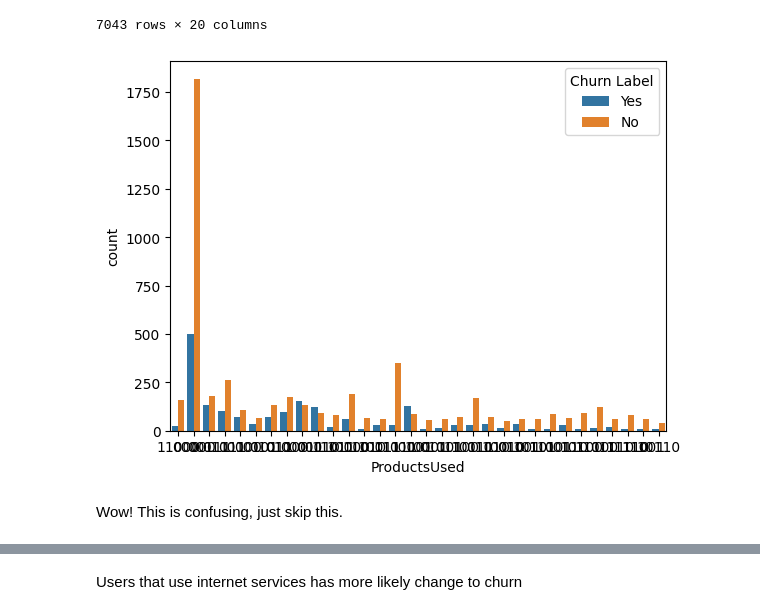
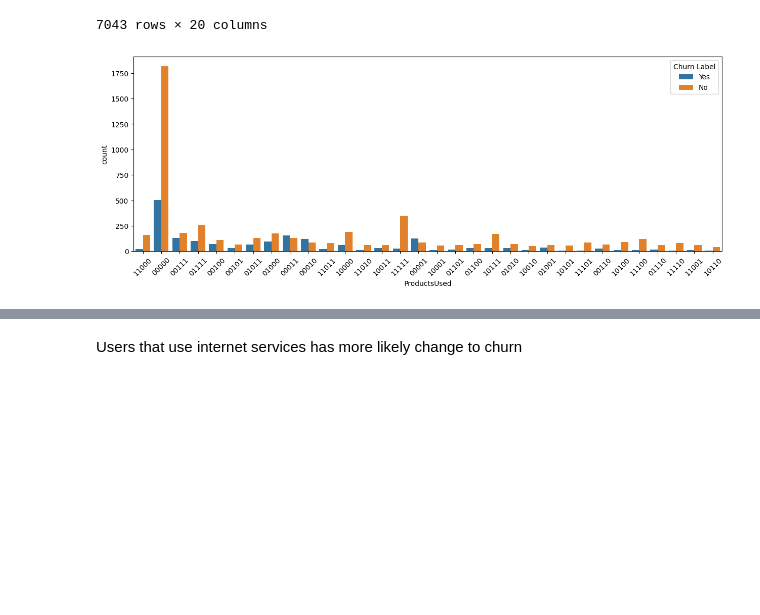
Before and after one commit to marcellinus-witarsah/data-challenge-dsw-2023, a Jupyter notebook: notebooks/03_churn_model.ipynb, the cells around one changed output, grey strips where cells are left out. Saved outputs shown, nothing was run; the diff lists cells and outputs as text; code cells hidden in the pictures; blank space fills up the shorter version.

```diff
--- a/notebooks/03_churn_model.ipynb
+++ b/notebooks/03_churn_model.ipynb
@@ -223,9 +208,9 @@ df
 | 7042 | 7042 | 66 | Jakarta | High End | 1 | 0 | 1 | ... |
 7043 rows × 20 columns
 # %%
+plt.figure(figsize=(15, 5))
 sns.countplot(data=df, x='ProductsUsed', hue="Churn Label")
+plt.xticks(rotation=45)
 plt.show()
 # %% [output]
-[figure, old version]
+[figure, new version]
-# %% [markdown]
-Wow! This is confusing, just skip this.
```
Also changed, not shown: parts of 17 cells of this notebook, 4 other files.
